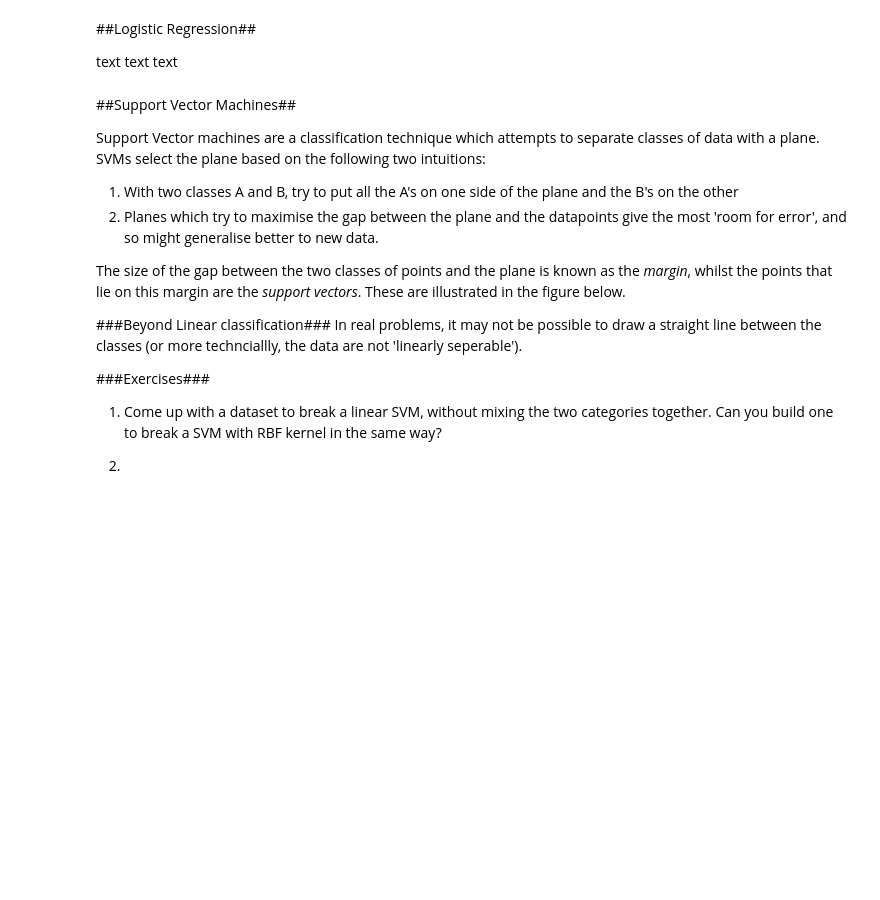
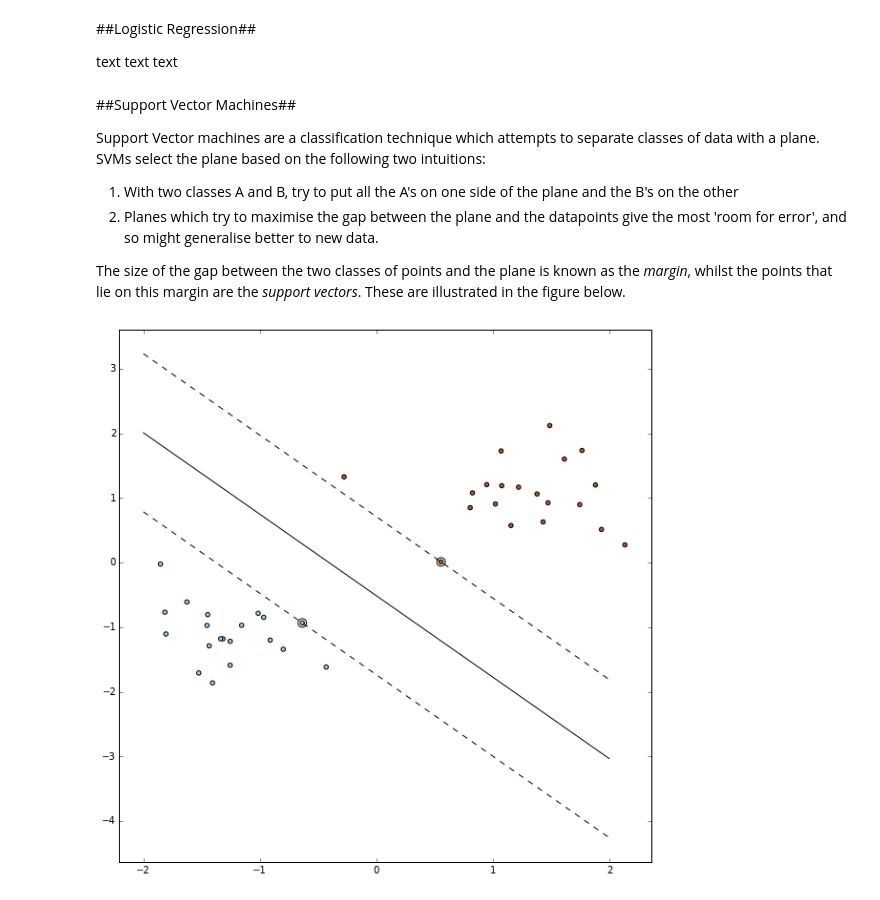
Before and after one commit to NICTA/MLSS, a Jupyter notebook: Classification.ipynb, the cells around one changed output. Drawn from its saved outputs; the diff is of its cells as text; code cells hidden in the pictures; blank space fills up the shorter version.

Commit message:
add some diagrams

```diff
--- a/Classification.ipynb
+++ b/Classification.ipynb
@@ -38,13 +40,7 @@ Support Vector machines are a classification technique which attempts to separat
 2. Planes which try to maximise the gap between the plane and the datapoints give the most 'room for error', and so might generalise better to new data.
 
 The size of the gap between the two classes of points and the plane is known as the *margin*, whilst the points that lie on this margin are the *support vectors*. These are illustrated in the figure below.
-
-
-###Beyond Linear classification###
-In real problems, it may not be possible to draw a straight line between the classes (or more technciallly, the data are not 'linearly seperable').
-
-
-###Exercises###
-1. Come up with a dataset to break a linear SVM, without mixing the two categories together. Can you build one to break a SVM with RBF kernel in the same way?
-
-2.
+# %%
+util.margins_and_hyperplane()
+# %% [output]
+[figure, added]
```
Also changed, not shown: parts of 3 cells of this notebook, 1 other file.
